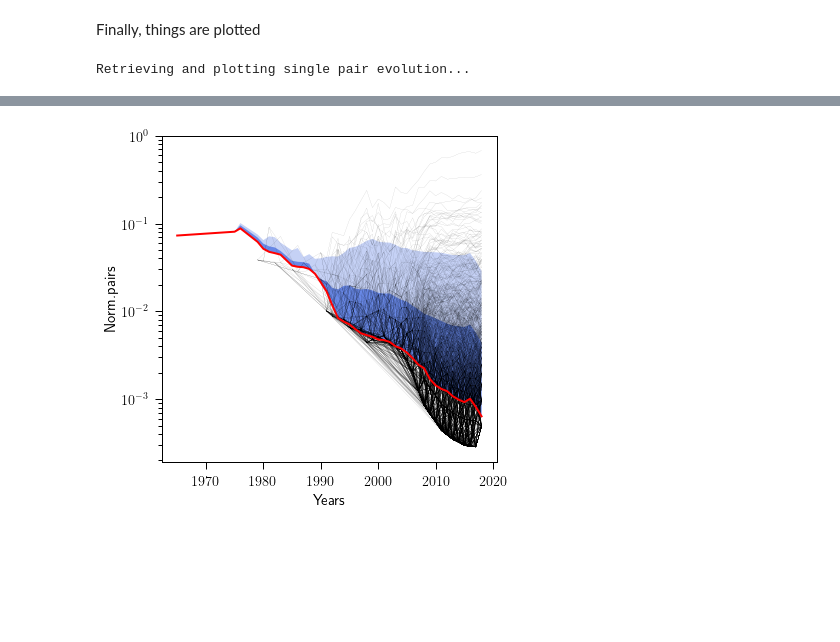
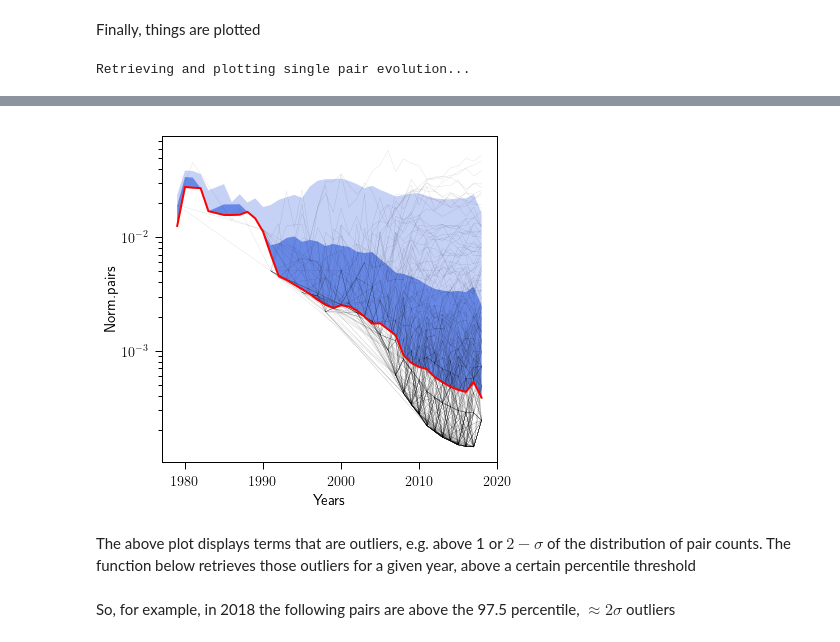
Before and after one commit to aaorsi/dataverz, a Jupyter notebook: piters_data.ipynb, the cells around one changed output, grey strips where cells are left out. Drawn from its saved outputs; the diff is of its cells as text; code cells hidden in the pictures; blank space fills up the shorter version.

```diff
--- a/piters_data.ipynb
+++ b/piters_data.ipynb
@@ -62,15 +61,13 @@ i1 = nel
 npp = int((i1-i0+1.0)/(nproc+0.0)) # number of terms that each processor will deal with
 
 def do_pairs(ip):
-    out = []
     x0 = npp*ip
     x1 = ncomb-1 if ip == nproc-1 else npp*(ip+1) #the last processor absorbs possible rounding error
     np_arr = [[] for x in range(nallyears)]
     idarr  = [[] for x in range(nallyears)]
     for x in range(x0,x1):
         t3 = t3_list[x]
-        t3_inv = t3_list_inv[x]
-        year, nplist,pname = get_pair_evol(t3,t3_inv)
+        year, nplist = get_pair_evol(t3)
         for iy in range(nallyears):
             year_i = year_arr[iy]
             if year_i in year:
@@ -85,6 +82,19 @@ pool = mp.Pool(processes=nproc)
 res = [pool.apply_async(do_pairs, args=(x,)) for x in range(nproc)]
 np_arr_p = [p.get()[0] for p in res]
 id_arr_p  = [p.get()[1] for p in res]
+
+np_arr = [[] for x in range(nallyears)]
+id_arr = [[] for x in range(nallyears)]
+for i in range(nproc):
+    for j in range(nallyears):
+        ell = np_arr_p[i][j]
+        if len(ell) != 0:
+            np_arr[j].append(ell)
+            id_arr[j].append(id_arr_p[i][j])
+
+for j in range(nallyears):
+    np_arr[j] = sum(np_arr[j],[])   # flattening the arrays one final time.
+    id_arr[j] = sum(id_arr[j],[])
 # %% [output]
 21945
 Process 0 done.
@@ -120,52 +121,61 @@ def get_pair_id(idnum):
 Finally, things are plotted
 # %%
 %matplotlib inline
-#from tqdm import tnrange, tqdm_notebook
+from tqdm import tnrange, tqdm_notebook
 plt.figure(1,figsize=(6,6))
 
 # Retrieving each individual pair evolution -- it's a bit slow...
 print 'Retrieving and plotting single pair evolution...'
 
 # Plot 1000 random pairs
-nplots = 5000
+nplots = 1000
 comb_perm = np.random.permutation(np.arange(ncomb))[0:nplots]
 
 #for idd in tqdm(range(nplots)):
 for idd in tqdm_notebook(range(nplots)):
     idnum = comb_perm[idd]
     yid, pyid = get_pair_id(idnum)
     plt.plot(yid,pyid,'k-',linewidth=.05)
 
 med_pairs = np.zeros(nallyears)
 perc = np.zeros([nallyears,2]) #1 and 2 sigma
+
+
 for iy in range(nallyears):
-    med_pairs[iy] = np.median(sum([x[iy] for x in np_arr_p],[]))
-    perc[iy,0]      = np.percentile(sum([x[iy] for x in np_arr_p],[]), 84)
-    perc[iy,1]      = np.percentile(sum([x[iy] for x in np_arr_p],[]), 97.5)
+    if len(np_arr[iy]) > 3:
+        med_pairs[iy] = np.median(np_arr[iy])
+        perc[iy,0]      = np.percentile(np_arr[iy], 84)
+        perc[iy,1]      = np.percentile(np_arr[iy], 97.5)
 
 nzero = np.where((med_pairs >0) & (~np.isnan(med_pairs)))[0]
 
-#smooth curves
+
+
+
+#smooth curves to improve the look of the plot.
 def smooth(y, box_pts):
     box = np.ones(box_pts)/box_pts
     y_smooth = np.convolve(y, box, mode='same')
     return y_smooth
 
-s_median = smooth(med_pairs[nzero],5)
+bp = 3
+s_median = smooth(med_pairs[nzero],bp)
 
 
 plt.plot(np.asarray(year_arr)[nzero], s_median,'r-',linewidth=2,label='Median')
-plt.fill_between(np.asarray(year_arr)[nzero], s_median,smooth(perc[nzero,1],5),
+plt.fill_between(np.asarray(year_arr)[nzero], s_median,smooth(perc[nzero,1],bp),
                  facecolor='royalblue',alpha=0.3,label=r'$1-\sigma$')
-plt.fill_between(np.asarray(year_arr)[nzero], s_median,smooth(perc[nzero,0],5),
+plt.fill_between(np.asarray(year_arr)[nzero], s_median,smooth(perc[nzero,0],bp),
                  facecolor='royalblue',alpha=0.7,label=r'$2-\sigma$')
 
 
 plt.xlabel('Years',fontsize=15)
 plt.ylabel('Norm.pairs',fontsize=15)
 plt.yscale('log')
 #plt.legend()
 # %% [output]
 Retrieving and plotting single pair evolution...
 [interactive output not drawn]
-[figure, old version]
+[figure, new version]
+# %% [markdown]
+The above plot displays terms that are outliers, e.g. above 1 or $2-\sigma$ of the distribution of pair counts. The function below retrieves those outliers for a given year, above a certain percentile threshold
@@ -171,0 +190,2 @@ Retrieving and plotting single pair evolution...
+# %% [markdown]
+So, for example, in 2018 the following pairs are above the 97.5 percentile, $\approx 2\sigma$ outliers
```
Also changed, not shown: parts of 8 cells of this notebook.
